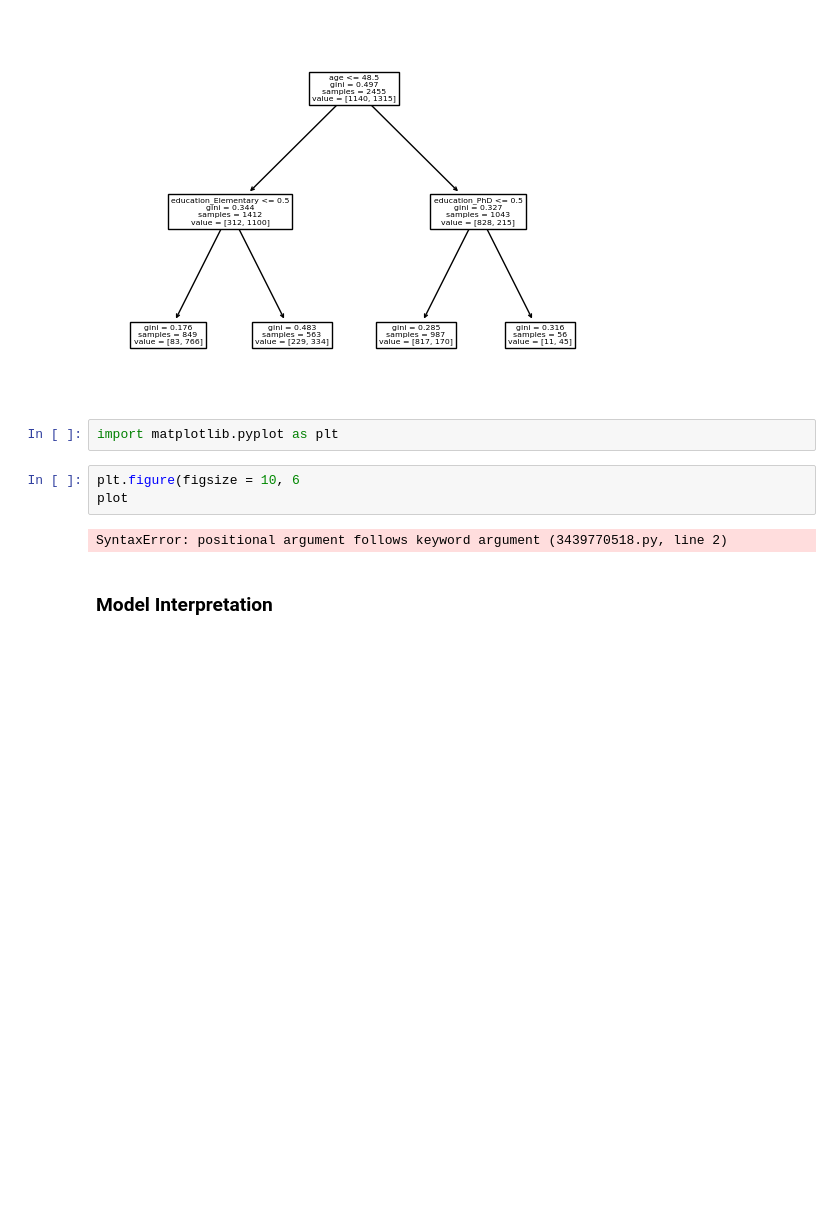
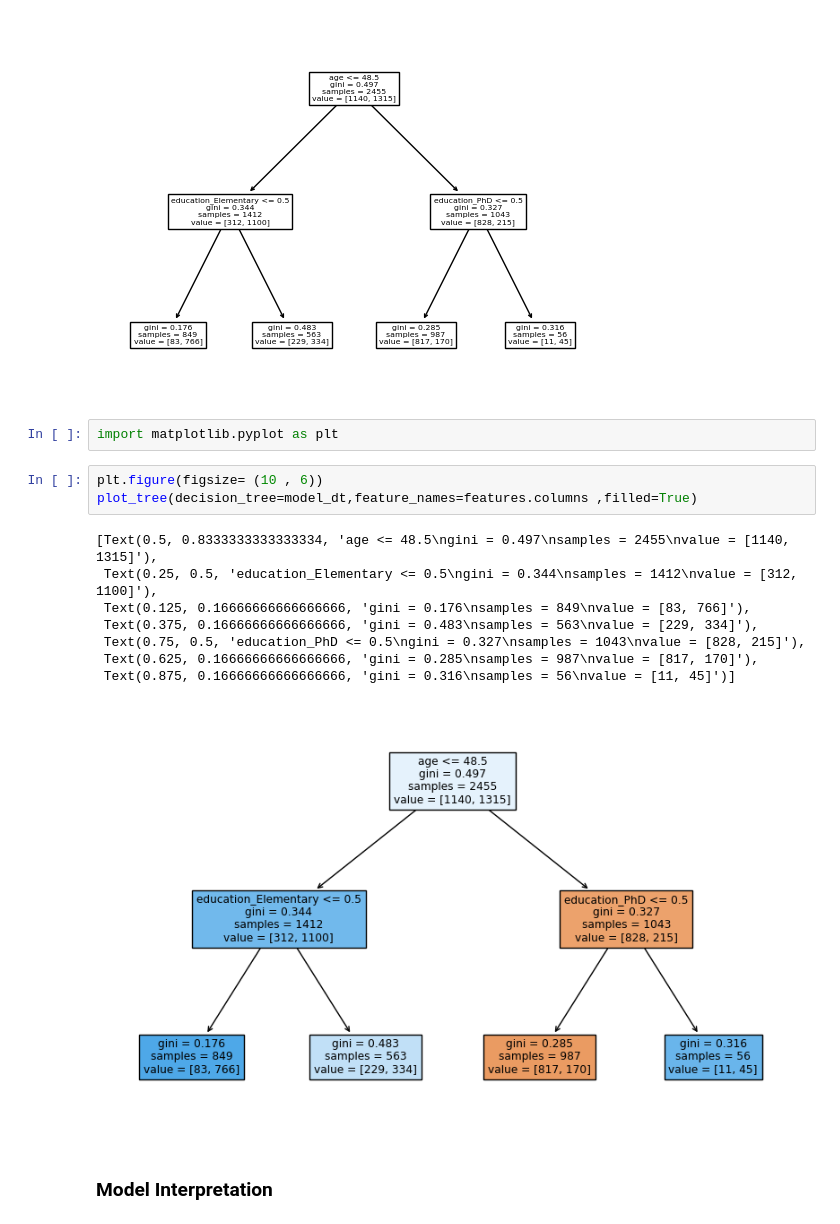
Before and after one commit to samson6702/resolving-machine-learning-python, a Jupyter notebook: 02_The Decision Tree & Supervised Classification Models/02D_decision-tree_practice_blank-Copy1.ipynb, the cells around one changed output. Cells and saved outputs as stored; diff of their text form; blank space fills up the shorter version.

```diff
--- a/02_The Decision Tree & Supervised Classification Models/02D_decision-tree_practice_blank-Copy1.ipynb
+++ b/02_The Decision Tree & Supervised Classification Models/02D_decision-tree_practice_blank-Copy1.ipynb
@@ -163,10 +163,17 @@ plot_tree(decision_tree=model_dt,feature_names=features.columns)
 # %%
 import matplotlib.pyplot as plt
 # %%
-plt.figure(figsize = 10, 6
-plot
+plt.figure(figsize= (10 , 6))
+plot_tree(decision_tree=model_dt,feature_names=features.columns ,filled=True)
 # %% [output]
-SyntaxError: positional argument follows keyword argument (3439770518.py, line 2)
+[Text(0.5, 0.8333333333333334, 'age <= 48.5\ngini = 0.497\nsamples = 2455\nvalue = [1140, 1315]'),
+ Text(0.25, 0.5, 'education_Elementary <= 0.5\ngini = 0.344\nsamples = 1412\nvalue = [312, 1100]'),
+ Text(0.125, 0.16666666666666666, 'gini = 0.176\nsamples = 849\nvalue = [83, 766]'),
+ Text(0.375, 0.16666666666666666, 'gini = 0.483\nsamples = 563\nvalue = [229, 334]'),
+ Text(0.75, 0.5, 'education_PhD <= 0.5\ngini = 0.327\nsamples = 1043\nvalue = [828, 215]'),
+ Text(0.625, 0.16666666666666666, 'gini = 0.285\nsamples = 987\nvalue = [817, 170]'),
+ Text(0.875, 0.16666666666666666, 'gini = 0.316\nsamples = 56\nvalue = [11, 45]')]
+[figure, added]
 # %% [markdown]
 ### Model Interpretation
 # %%
```
Also changed, not shown: 1 other file.
